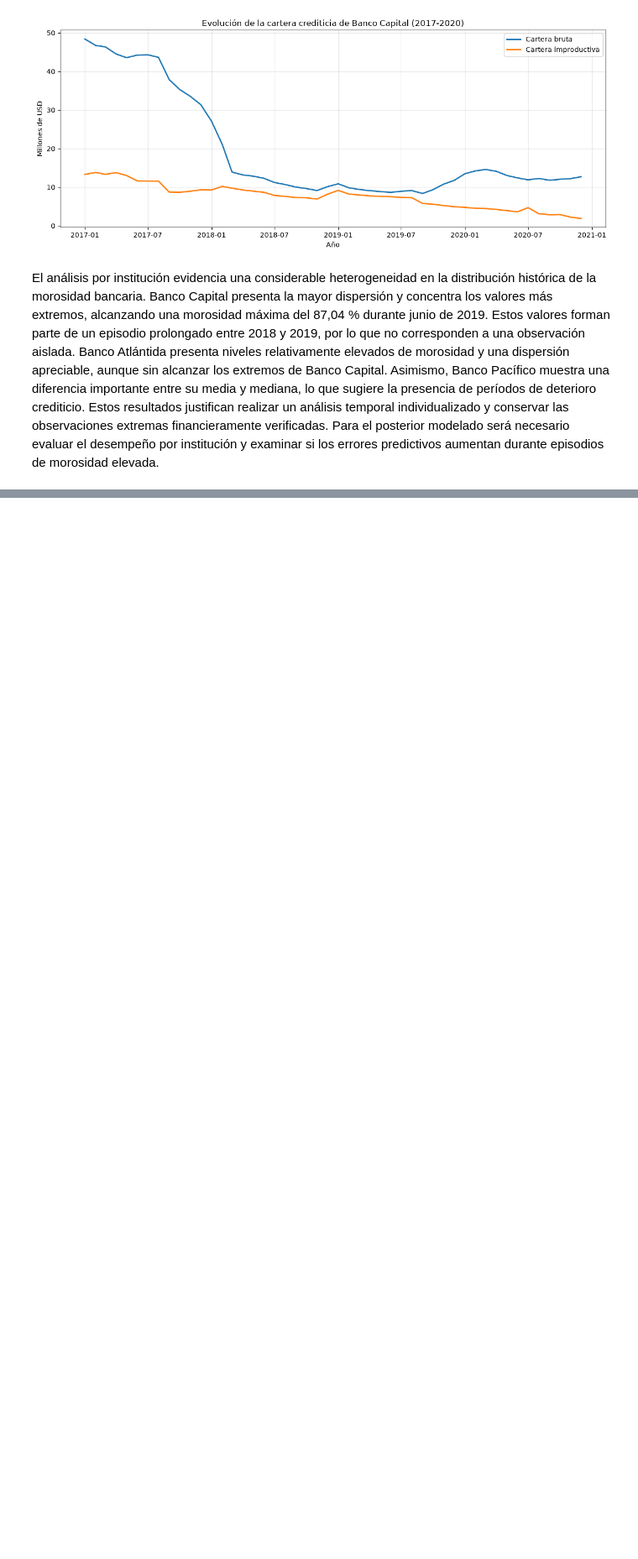
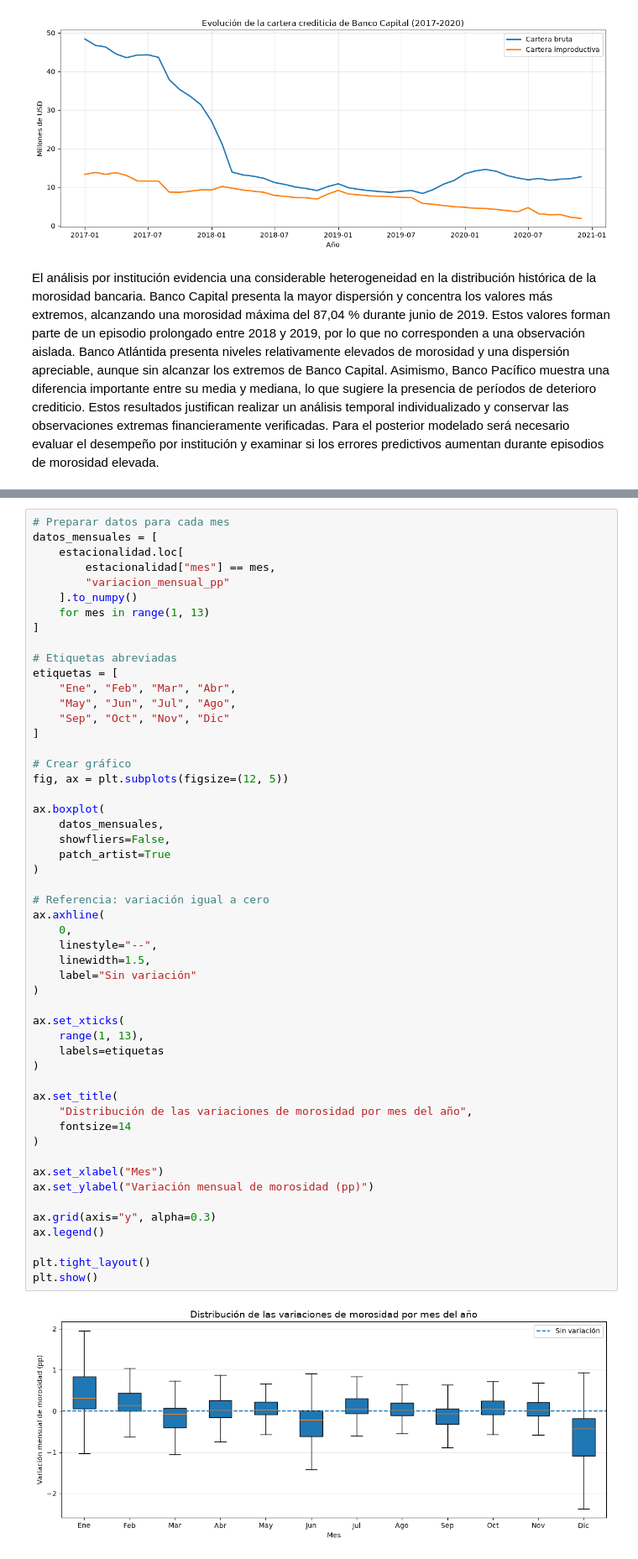
Before and after one commit to tavomx45/audit-ecuador-banking-data, a Jupyter notebook: notebooks/01_analisis_exploratorio.ipynb, the cells around one changed output, grey strips where cells are left out. Shown at 84% size. Cells and saved outputs as stored; diff of their text form; blank space fills up the shorter version.

```diff
--- a/notebooks/01_analisis_exploratorio.ipynb
+++ b/notebooks/01_analisis_exploratorio.ipynb
@@ -537,0 +964,54 @@ Estos resultados justifican realizar un análisis temporal individualizado y con
+# %%
+# Preparar datos para cada mes
+datos_mensuales = [
+    estacionalidad.loc[
+        estacionalidad["mes"] == mes,
+        "variacion_mensual_pp"
+    ].to_numpy()
+    for mes in range(1, 13)
+]
+
+# Etiquetas abreviadas
+etiquetas = [
+    "Ene", "Feb", "Mar", "Abr",
+    "May", "Jun", "Jul", "Ago",
+    "Sep", "Oct", "Nov", "Dic"
+]
+
+# Crear gráfico
+fig, ax = plt.subplots(figsize=(12, 5))
+
+ax.boxplot(
+    datos_mensuales,
+    showfliers=False,
+    patch_artist=True
+)
+
+# Referencia: variación igual a cero
+ax.axhline(
+    0,
+    linestyle="--",
+    linewidth=1.5,
+    label="Sin variación"
+)
+
+ax.set_xticks(
+    range(1, 13),
+    labels=etiquetas
+)
+
+ax.set_title(
+    "Distribución de las variaciones de morosidad por mes del año",
+    fontsize=14
+)
+
+ax.set_xlabel("Mes")
+ax.set_ylabel("Variación mensual de morosidad (pp)")
+
+ax.grid(axis="y", alpha=0.3)
+ax.legend()
+
+plt.tight_layout()
+plt.show()
+# %% [output]
+[figure, added]
```
Also changed, not shown: parts of 46 cells of this notebook, 2 other files.
